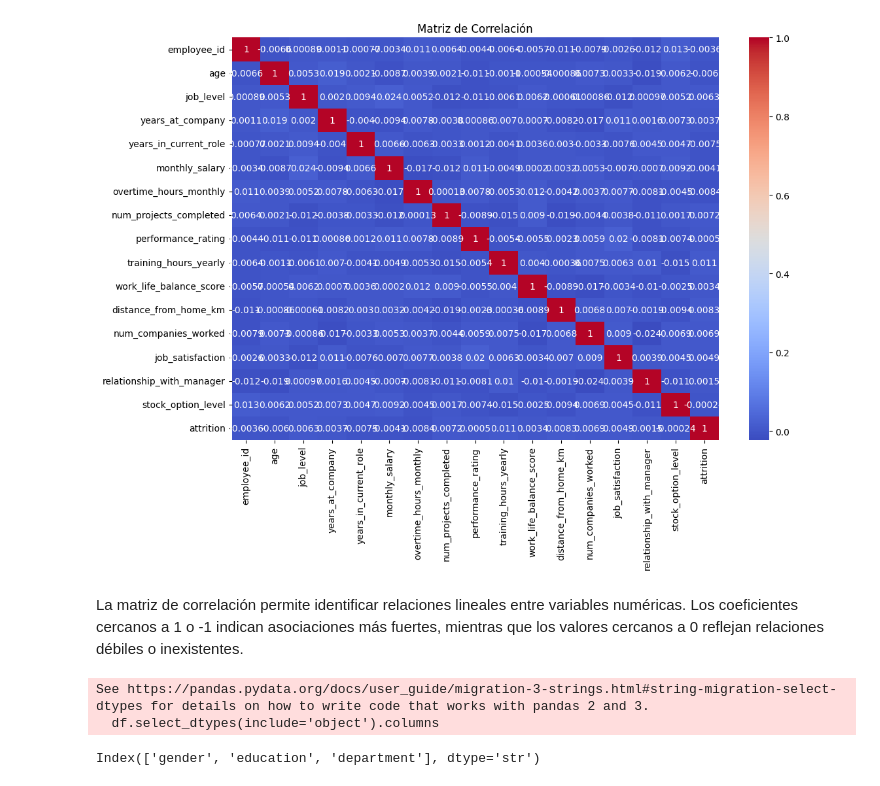
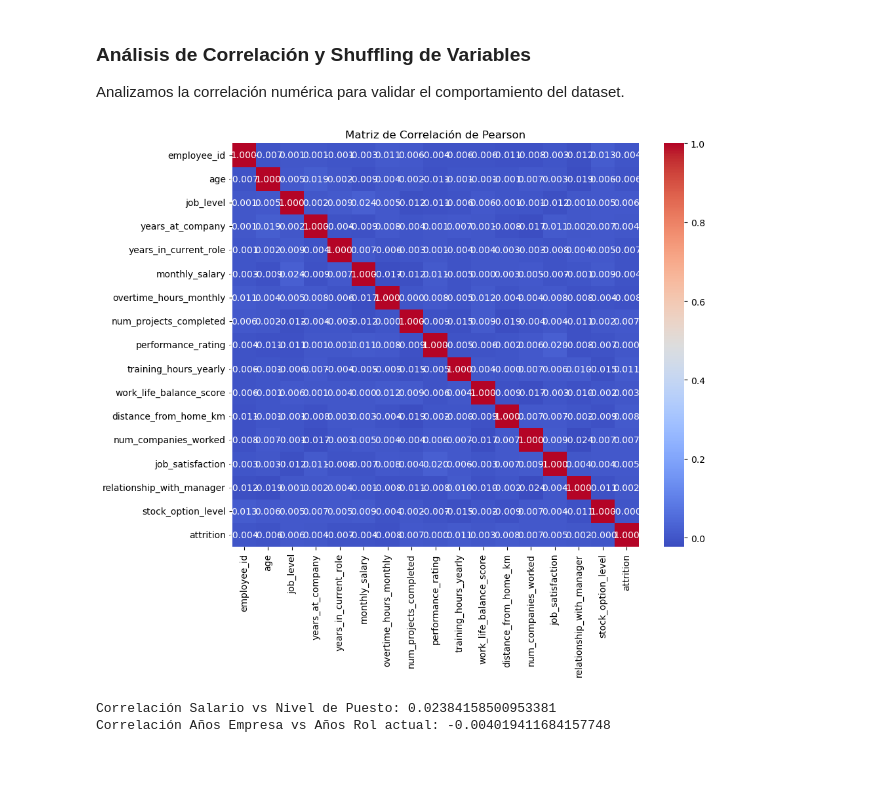
Before and after one commit to pucp-datanalytics/dp261-g7, a Jupyter notebook: notebooks/03_eda_fix.ipynb, the cells around one changed output. Cells and saved outputs as stored; diff of their text form; code cells hidden in the pictures.

```diff
--- a/notebooks/03_eda_fix.ipynb
+++ b/notebooks/03_eda_fix.ipynb
@@ -209,0 +5,34 @@ Este gráfico permite identificar si el salario aumenta conforme se incrementa e
+# %%
+import pandas as pd
+import numpy as np
+import matplotlib.pyplot as plt
+import seaborn as sns
+
+df = pd.read_csv("../data/interim/employee_performance_clean.csv")
+
+# Función para WoE e IV
+def compute_woe_iv(dataframe, target, bins=10):
+    iv_results = {}
+    df_temp = dataframe.copy()
+    for col in df_temp.columns:
+        if col == target or col == 'employee_id':
+            continue
+        if df_temp[col].dtype in ['int64', 'float64'] and df_temp[col].nunique() > 10:
+            df_temp[col+'_bin'] = pd.qcut(df_temp[col], q=bins, duplicates='drop').astype(str)
+            col_name = col+'_bin'
+        else:
+            col_name = col
+        ct = pd.crosstab(df_temp[col_name], df_temp[target])
+        ct.columns = ['Good', 'Bad']
+        ct['Good_Prop'] = ct['Good'] / ct['Good'].sum()
+        ct['Bad_Prop'] = ct['Bad'] / ct['Bad'].sum()
+        ct['Good_Prop'] = ct['Good_Prop'].replace(0, 0.0001)
+        ct['Bad_Prop'] = ct['Bad_Prop'].replace(0, 0.0001)
+        ct['WoE'] = np.log(ct['Good_Prop'] / ct['Bad_Prop'])
+        ct['IV'] = (ct['Good_Prop'] - ct['Bad_Prop']) * ct['WoE']
+        iv_results[col] = ct['IV'].sum()
+    return pd.Series(iv_results).sort_values(ascending=False)
+
+iv = compute_woe_iv(df, 'attrition')
+print("=== INFORMATION VALUE (IV) ===")
+display(pd.DataFrame({'IV': iv}))
@@ -210,15 +58,16 @@ Este gráfico permite identificar si el salario aumenta conforme se incrementa e
+# %% [markdown]
+### Análisis de Correlación y Shuffling de Variables
+
+Analizamos la correlación numérica para validar el comportamiento del dataset.
 # %%
-plt.figure(figsize=(12,8))
-sns.heatmap(df.corr(numeric_only=True), annot=True, cmap='coolwarm')
-plt.title('Matriz de Correlación')
+plt.figure(figsize=(10, 8))
+sns.heatmap(df.corr(numeric_only=True), annot=True, fmt='.3f', cmap='coolwarm')
+plt.title("Matriz de Correlación de Pearson")
 plt.show()
+
+print("Correlación Salario vs Nivel de Puesto:", df['monthly_salary'].corr(df['job_level']))
+print("Correlación Años Empresa vs Años Rol actual:", df['years_at_company'].corr(df['years_in_current_role']))
 # %% [output]
-[figure, old version]
+[figure, new version]
+Correlación Salario vs Nivel de Puesto: 0.02384158500953381
+Correlación Años Empresa vs Años Rol actual: -0.004019411684157748
-# %% [markdown]
-La matriz de correlación permite identificar relaciones lineales entre variables numéricas. Los coeficientes cercanos a 1 o -1 indican asociaciones más fuertes, mientras que los valores cercanos a 0 reflejan relaciones débiles o inexistentes.
-# %%
-df.select_dtypes(include='object').columns
-# %% [output]
-See https://pandas.pydata.org/docs/user_guide/migration-3-strings.html#string-migration-select-dtypes for details on how to write code that works with pandas 2 and 3.
-  df.select_dtypes(include='object').columns
-Index(['gender', 'education', 'department'], dtype='str')
```
Also changed, not shown: parts of 44 cells of this notebook, 26 other files.
